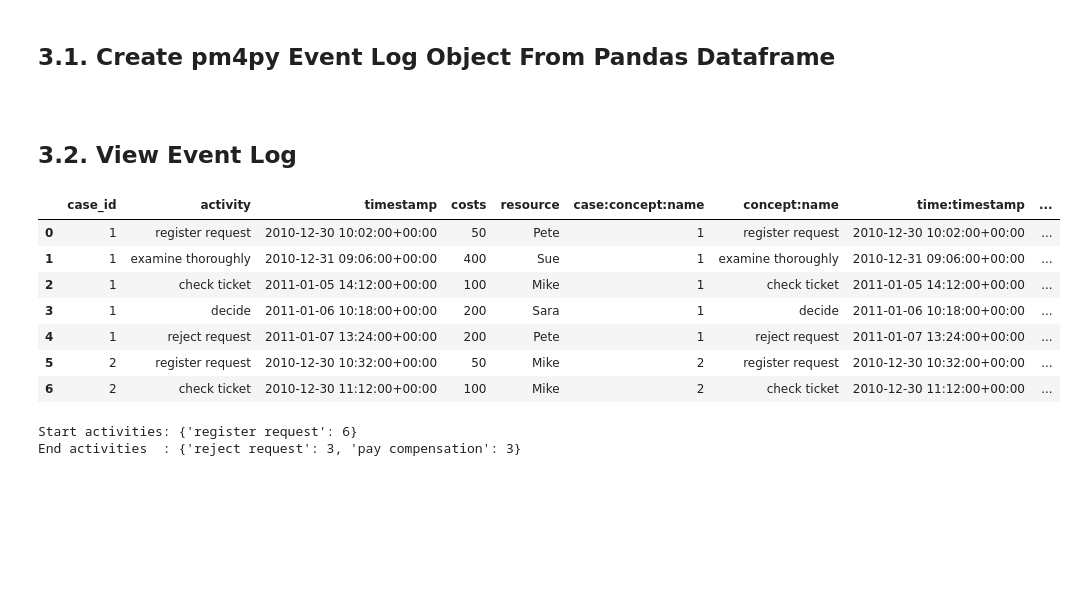
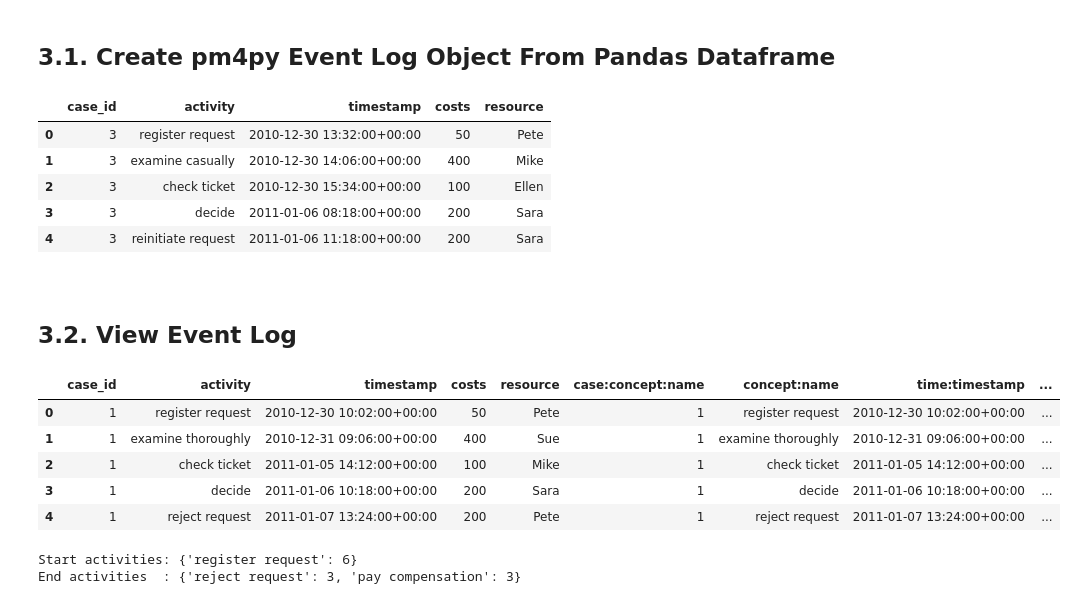
Before and after one commit to KouroshHasani/ProcessMining, a Jupyter notebook: PythonScripts/2.1_Pm4py_Introduction.ipynb, the cells around one changed output. Saved outputs shown, nothing was run; the diff lists cells and outputs as text; code cells hidden in the pictures; blank space fills up the shorter version.

```diff
--- a/PythonScripts/2.1_Pm4py_Introduction.ipynb
+++ b/PythonScripts/2.1_Pm4py_Introduction.ipynb
@@ -129,7 +135,7 @@ python:       3.10.13
 <br><br>
 ## <b>1.3. Setting</b>
 # %%
-pd.set_option('display.max_rows', 50)
+pd.set_option('display.max_rows', 10)
 # %%
 sns.set_theme()
 # %% [markdown]
@@ -656,6 +649,15 @@ pm4py.view_performance_spectrum(log, ["register request", "examine casually", "d
 # <b>3. Event Log</b>
 # %% [markdown]
 ## <b>3.1. Create pm4py Event Log Object From Pandas Dataframe<b>
+# %%
+log_csv.head()
+# %% [output]
+|  | case_id | activity | timestamp | costs | resource |
+| 0 | 3 | register request | 2010-12-30 13:32:00+00:00 | 50 | Pete |
+| 1 | 3 | examine casually | 2010-12-30 14:06:00+00:00 | 400 | Mike |
+| 2 | 3 | check ticket | 2010-12-30 15:34:00+00:00 | 100 | Ellen |
+| 3 | 3 | decide | 2011-01-06 08:18:00+00:00 | 200 | Sara |
+| 4 | 3 | reinitiate request | 2011-01-06 11:18:00+00:00 | 200 | Sara |
 # %%
 event_log = pm4py.format_dataframe(
     log_csv,
@@ -668,16 +670,14 @@ event_log = pm4py.format_dataframe(
 <br></br>
 ## <b>3.2. View Event Log</b>
 # %%
-event_log.head(7)
+event_log.head()
 # %% [output]
 |  | case_id | activity | timestamp | costs | resource | case:concept:name | concept:name | time:timestamp | ... |
 | 0 | 1 | register request | 2010-12-30 10:02:00+00:00 | 50 | Pete | 1 | register request | 2010-12-30 10:02:00+00:00 | ... |
 | 1 | 1 | examine thoroughly | 2010-12-31 09:06:00+00:00 | 400 | Sue | 1 | examine thoroughly | 2010-12-31 09:06:00+00:00 | ... |
 | 2 | 1 | check ticket | 2011-01-05 14:12:00+00:00 | 100 | Mike | 1 | check ticket | 2011-01-05 14:12:00+00:00 | ... |
 | 3 | 1 | decide | 2011-01-06 10:18:00+00:00 | 200 | Sara | 1 | decide | 2011-01-06 10:18:00+00:00 | ... |
 | 4 | 1 | reject request | 2011-01-07 13:24:00+00:00 | 200 | Pete | 1 | reject request | 2011-01-07 13:24:00+00:00 | ... |
-| 5 | 2 | register request | 2010-12-30 10:32:00+00:00 | 50 | Mike | 2 | register request | 2010-12-30 10:32:00+00:00 | ... |
-| 6 | 2 | check ticket | 2010-12-30 11:12:00+00:00 | 100 | Mike | 2 | check ticket | 2010-12-30 11:12:00+00:00 | ... |
 # %%
 # View Start and End activities
 
```
Also changed, not shown: parts of 21 cells of this notebook, 48 other files.
